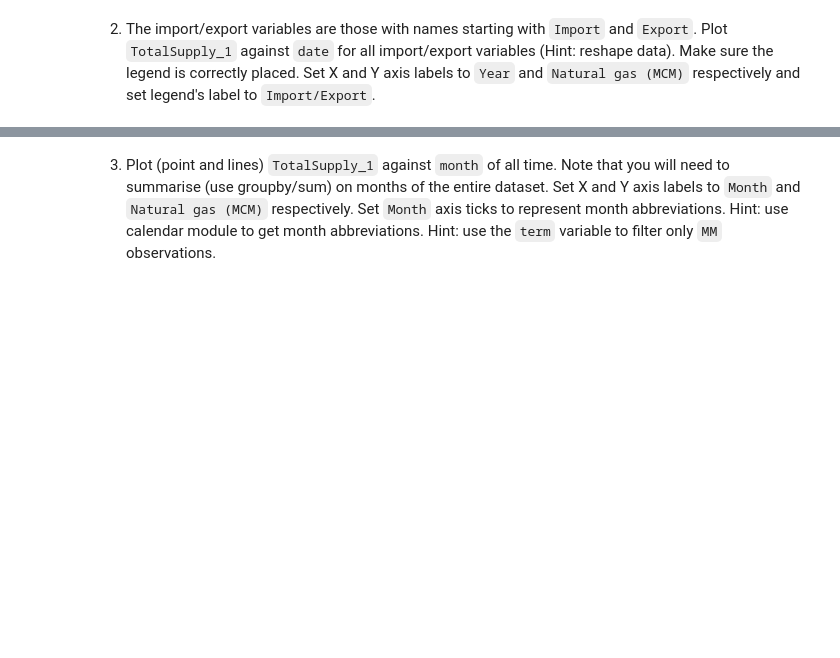
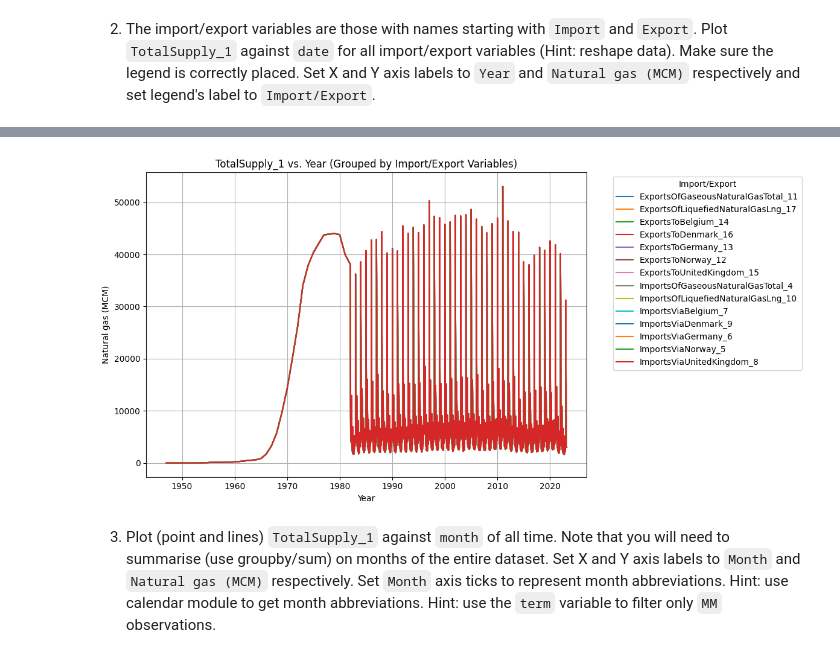
Before and after one commit to zakriazafar1/EfDS, a Jupyter notebook: 08_dv/dv_exercises.ipynb, the cells around one changed output, grey strips where cells are left out. Cells and saved outputs as stored; diff of their text form; code cells hidden in the pictures; blank space fills up the shorter version.

```diff
--- a/08_dv/dv_exercises.ipynb
+++ b/08_dv/dv_exercises.ipynb
@@ -152,3 +165,36 @@ dtype: object
+# %%
+import pandas as pd
+import matplotlib.pyplot as plt
+
+# 1. Filter columns starting with 'Import' or 'Export'
+import_export_cols = [col for col in ngc.columns if col.startswith(('Import', 'Export'))]
+
+# 2. Reshape data (long format)
+melted_data = pd.melt(
+    ngc,
+    id_vars=['date', 'TotalSupply_1'],
+    value_vars=import_export_cols,
+    var_name='Import/Export',
+    value_name='Gas_Value'
+)
+
+# 3. Plot TotalSupply_1 vs. date, colored by Import/Export variable
+plt.figure(figsize=(12, 6))
+
+# Group by 'Import/Export' and plot each line
+for name, group in melted_data.groupby('Import/Export'):
+    plt.plot(group['date'], group['TotalSupply_1'], label=name)
+
+# Customize plot
+plt.xlabel('Year')
+plt.ylabel('Natural gas (MCM)')
+plt.title('TotalSupply_1 vs. Year (Grouped by Import/Export Variables)')
+plt.legend(title='Import/Export', bbox_to_anchor=(1.05, 1), loc='upper left')
+plt.grid(True)
+plt.tight_layout()
+plt.show()
+# %% [output]
+[figure, added]
 # %% [markdown]
 
 3. Plot (point and lines) `TotalSupply_1` against `month` of all time. Note that you will need to summarise (use groupby/sum) on months of the entire dataset. Set X and Y axis labels to `Month` and `Natural gas (MCM)` respectively. Set `Month` axis ticks to represent month abbreviations. Hint: use calendar module to get month abbreviations. Hint: use the `term` variable to filter only `MM` observations.
```
Also changed, not shown: parts of 3 cells of this notebook, 1 other file.
